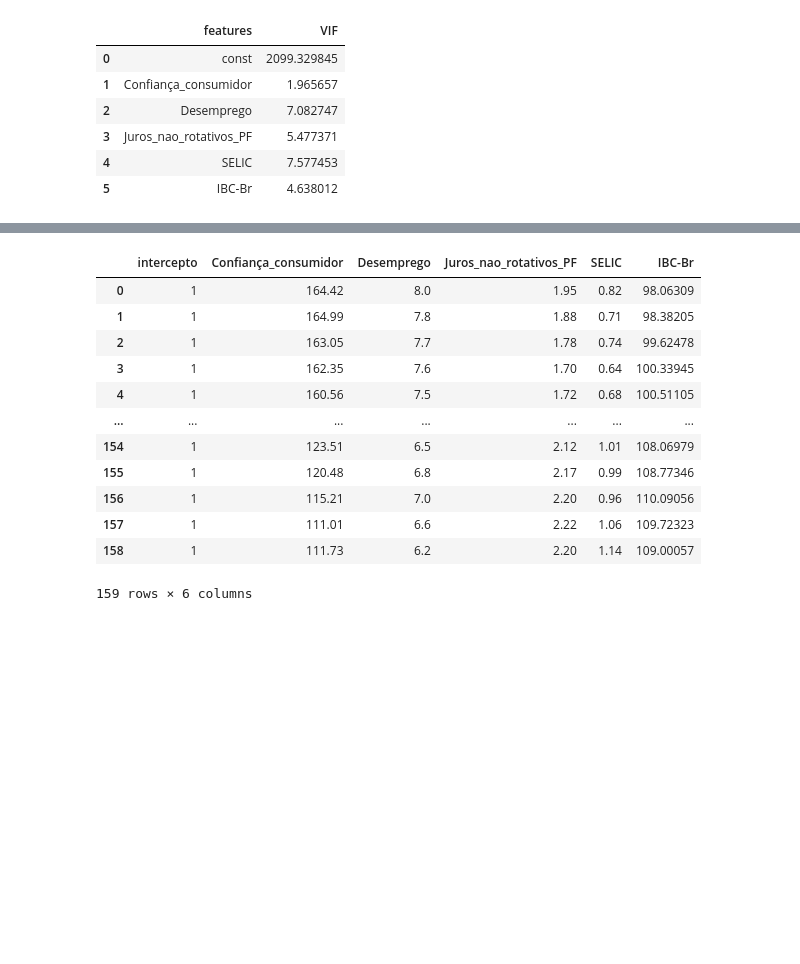
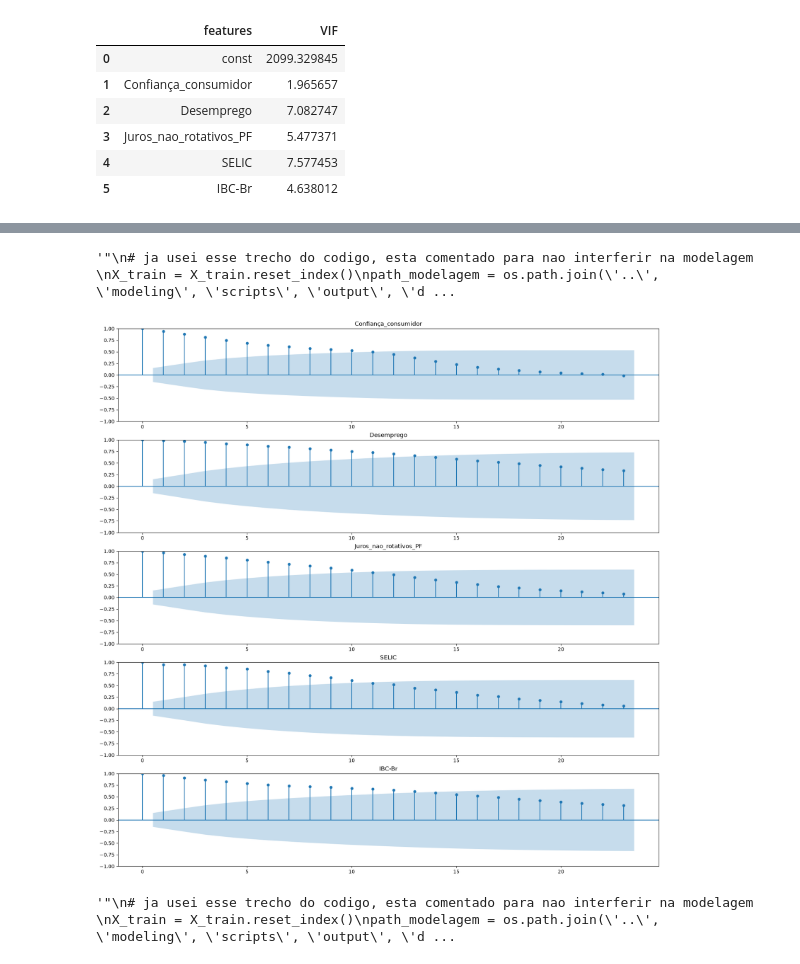
Before and after one commit to WesleySouza13/MacroEconomic-Modeling-Inverse-Problems-for-Default-Estimation-, a Jupyter notebook: notebooks/EDA.ipynb, the cells around one changed output, grey strips where cells are left out. Cells and saved outputs as stored; diff of their text form; code cells hidden in the pictures; blank space fills up the shorter version.

```diff
--- a/notebooks/EDA.ipynb
+++ b/notebooks/EDA.ipynb
@@ -330,4 +331,6 @@ Name: Inadimplencia_PF, Length: 159, dtype: float64
 # %%
+""""
+# ja usei esse trecho do codigo, esta comentado para nao interferir na modelagem
 X_train = X_train.reset_index()
 path_modelagem = os.path.join('..', 'modeling', 'scripts', 'output', 'data_modelagem.txt')
 path_vetor_y = os.path.join('..','modeling', 'scripts', 'output', 'vetor_resposta.txt')
@@ -336,19 +339,14 @@ vetor_resposta.to_csv(path_vetor_y, sep=',', index=False)
 X_train= X_train.drop(['data', 'Inadimplencia_PF'], axis=1)
 X_train.insert(0, 'intercepto',1)
 X_train.to_csv(path_modelagem, sep=',', index=False)
+"""
+# %% [output]
+'"\n# ja usei esse trecho do codigo, esta comentado para nao interferir na modelagem \nX_train = X_train.reset_index()\npath_modelagem = os.path.join(\'..\', \'modeling\', \'scripts\', \'output\', \'d ...
-# %%
-X_train
-# %% [output]
-|  | intercepto | Confiança_consumidor | Desemprego | Juros_nao_rotativos_PF | SELIC | IBC-Br |
-| 0 | 1 | 164.42 | 8.0 | 1.95 | 0.82 | 98.06309 |
-| 1 | 1 | 164.99 | 7.8 | 1.88 | 0.71 | 98.38205 |
-| 2 | 1 | 163.05 | 7.7 | 1.78 | 0.74 | 99.62478 |
-| 3 | 1 | 162.35 | 7.6 | 1.70 | 0.64 | 100.33945 |
-| 4 | 1 | 160.56 | 7.5 | 1.72 | 0.68 | 100.51105 |
-| ... | ... | ... | ... | ... | ... | ... |
-| 154 | 1 | 123.51 | 6.5 | 2.12 | 1.01 | 108.06979 |
-| 155 | 1 | 120.48 | 6.8 | 2.17 | 0.99 | 108.77346 |
-| 156 | 1 | 115.21 | 7.0 | 2.20 | 0.96 | 110.09056 |
-| 157 | 1 | 111.01 | 6.6 | 2.22 | 1.06 | 109.72323 |
-| 158 | 1 | 111.73 | 6.2 | 2.20 | 1.14 | 109.00057 |
-159 rows × 6 columns
+# %%
+X_acf = X.drop('const', axis=1)
+fig, axes = plt.subplots(X_acf.shape[1], 1, figsize=(20,20))
+for acf, ax in zip(X_acf.columns, axes):
+    sm.graphics.tsa.plot_acf(X_acf[acf], ax=ax)
+    ax.set_title(f'{acf}')
+# %% [output]
+[figure, added]
@@ -354,0 +359,14 @@ X_train
+# %%
+""""
+# ja usei esse trecho do codigo, esta comentado para nao interferir na modelagem
+X_train = X_train.reset_index()
+path_modelagem = os.path.join('..', 'modeling', 'scripts', 'output', 'data_modelagem.txt')
+path_vetor_y = os.path.join('..','modeling', 'scripts', 'output', 'vetor_resposta.txt')
+vetor_resposta = y_train
+vetor_resposta.to_csv(path_vetor_y, sep=',', index=False)
+X_train= X_train.drop(['data', 'Inadimplencia_PF'], axis=1)
+X_train.insert(0, 'intercepto',1)
+X_train.to_csv(path_modelagem, sep=',', index=False)
+"""
+# %% [output]
+'"\n# ja usei esse trecho do codigo, esta comentado para nao interferir na modelagem \nX_train = X_train.reset_index()\npath_modelagem = os.path.join(\'..\', \'modeling\', \'scripts\', \'output\', \'d ...
```
Also changed, not shown: parts of 11 cells of this notebook, 6 other files.
